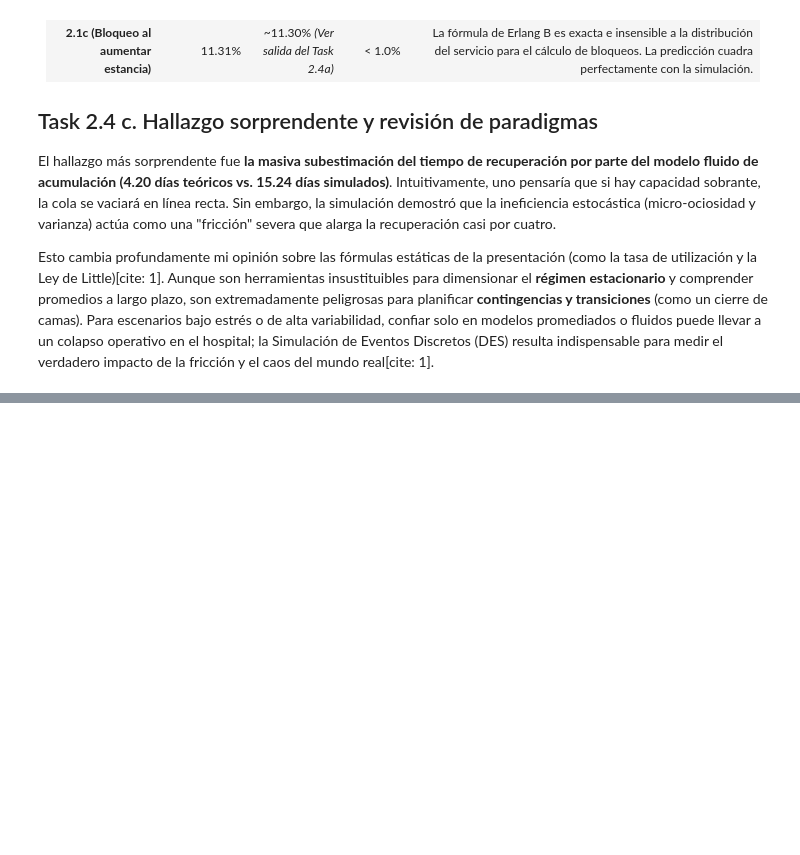
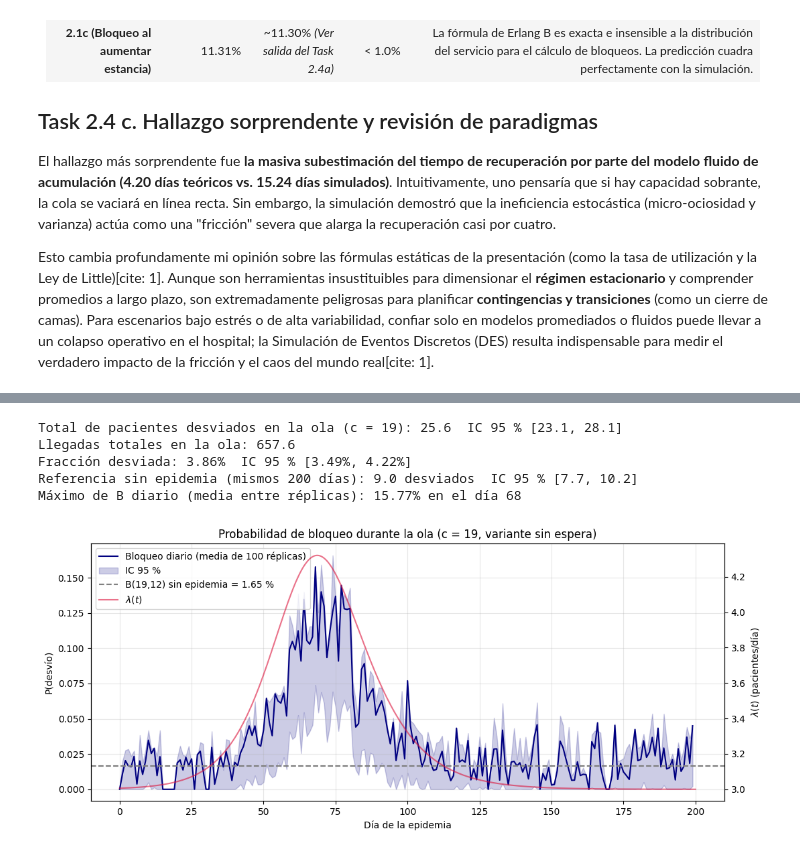
Before and after one commit to Dulce2004/CC2017-MODELACION_SIMULACION, a Jupyter notebook: Hoja 7.ipynb, the cells around one changed output, grey strips where cells are left out. Saved outputs shown, nothing was run; the diff lists cells and outputs as text; code cells hidden in the pictures; blank space fills up the shorter version.

Commit message:
Entrega Final

```diff
--- a/Hoja 7.ipynb
+++ b/Hoja 7.ipynb
@@ -1066,0 +1437,60 @@ Esto cambia profundamente mi opinión sobre las fórmulas estáticas de la prese
+# %%
+# =====================================================================
+# TASK 4.1b: Llegadas con lambda(t) por adelgazamiento; variante sin espera, c = 19
+# Se simulan 30 días previos a la epidemia (a tasa base) para llegar al régimen
+# estacionario; el día 0 de la epidemia corresponde al tiempo de simulación W = 30.
+# =====================================================================
+c_rec = 19
+W = 30.0
+lam_max = lam_base + lam_epi.max()               # cota para el adelgazamiento
+
+def lam_t(s):
+    """lambda(t) = lambda + lambda_epi(t), con t = s - W."""
+    return lam_base + (np.interp(s - W, tg, lam_epi) if s >= W else 0.0)
+
+def correr_ola(c, n=100, semilla0=1000, con_epidemia=True):
+    f = lam_t if con_epidemia else (lambda s: lam_base)
+    return [simular_uci(f, lam_max, mu, c, False, horizonte=W + T, calentamiento=W,
+                        semilla=semilla0 + i, bins=(W, W + T, 1.0)) for i in range(n)]
+
+reps = correr_ola(c_rec)
+bl = np.array([r['b_bloq'] for r in reps]); ll = np.array([r['b_lleg'] for r in reps])
+tot_desv = np.array([r['bloqueados'] for r in reps])
+tot_lleg = np.array([r['llegadas'] for r in reps])
+frac = tot_desv / tot_lleg
+
+# Probabilidad de bloqueo por día (media entre réplicas e IC 95 % con la réplica como unidad)
+B_dia = bl.sum(0) / np.maximum(ll.sum(0), 1)
+B_rep = np.where(ll > 0, bl / np.maximum(ll, 1), 0.0)
+h = stats.sem(B_rep, axis=0) * stats.t.ppf(0.975, len(reps) - 1)
+
+m_d, lo_d, hi_d = ic95(tot_desv)
+m_f, lo_f, hi_f = ic95(frac)
+print(f"Total de pacientes desviados en la ola (c = {c_rec}): {m_d:.1f}  IC 95 % [{lo_d:.1f}, {hi_d:.1f}]")
+print(f"Llegadas totales en la ola: {tot_lleg.mean():.1f}")
+print(f"Fracción desviada: {m_f:.2%}  IC 95 % [{lo_f:.2%}, {hi_f:.2%}]")
+
+base = correr_ola(c_rec, con_epidemia=False)
+m_b, lo_b, hi_b = ic95([r['bloqueados'] for r in base])
+print(f"Referencia sin epidemia (mismos 200 días): {m_b:.1f} desviados  IC 95 % [{lo_b:.1f}, {hi_b:.1f}]")
+print(f"Máximo de B diario (media entre réplicas): {B_dia.max():.2%} en el día {B_dia.argmax()}")
+
+dias = np.arange(T)
+fig, ax = plt.subplots(figsize=(11, 4.8))
+ax.plot(dias, B_dia, color='navy', label='Bloqueo diario (media de 100 réplicas)')
+ax.fill_between(dias, np.maximum(B_rep.mean(0) - h, 0), B_rep.mean(0) + h, color='navy', alpha=0.2, label='IC 95 %')
+ax.axhline(erlang_b(c_rec, lam_base / mu), color='gray', ls='--', label='B(19,12) sin epidemia = 1.65 %')
+ax2 = ax.twinx(); ax2.plot(tg, lam_base + lam_epi, color='crimson', alpha=0.6, label=r'$\lambda(t)$')
+ax2.set_ylabel(r'$\lambda(t)$ (pacientes/día)')
+ax.set_title(f'Probabilidad de bloqueo durante la ola (c = {c_rec}, variante sin espera)')
+ax.set_xlabel('Día de la epidemia'); ax.set_ylabel('P(desvío)')
+h1, l1 = ax.get_legend_handles_labels(); h2, l2 = ax2.get_legend_handles_labels()
+ax.legend(h1 + h2, l1 + l2, loc='upper left'); ax.grid(alpha=0.3)
+plt.tight_layout(); plt.show()
+# %% [output]
+Total de pacientes desviados en la ola (c = 19): 25.6  IC 95 % [23.1, 28.1]
+Llegadas totales en la ola: 657.6
+Fracción desviada: 3.86%  IC 95 % [3.49%, 4.22%]
+Referencia sin epidemia (mismos 200 días): 9.0 desviados  IC 95 % [7.7, 10.2]
+Máximo de B diario (media entre réplicas): 15.77% en el día 68
+[figure, added]
```
Also changed, not shown: parts of 14 cells of this notebook, 1 other file.
